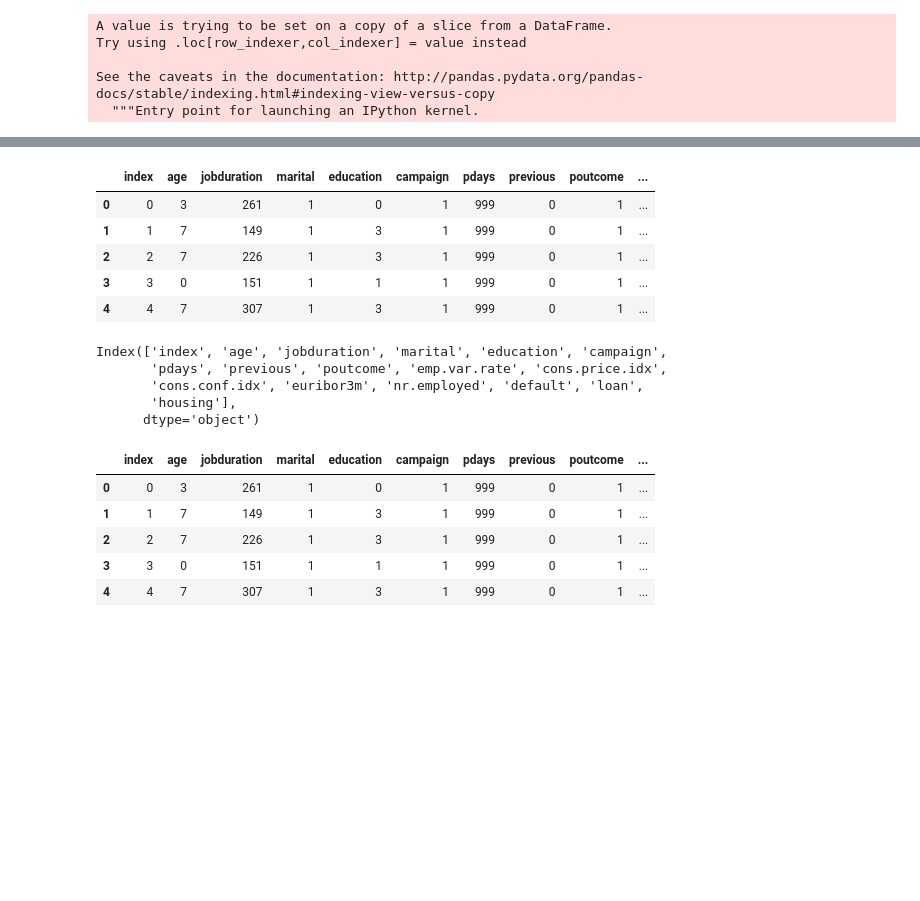
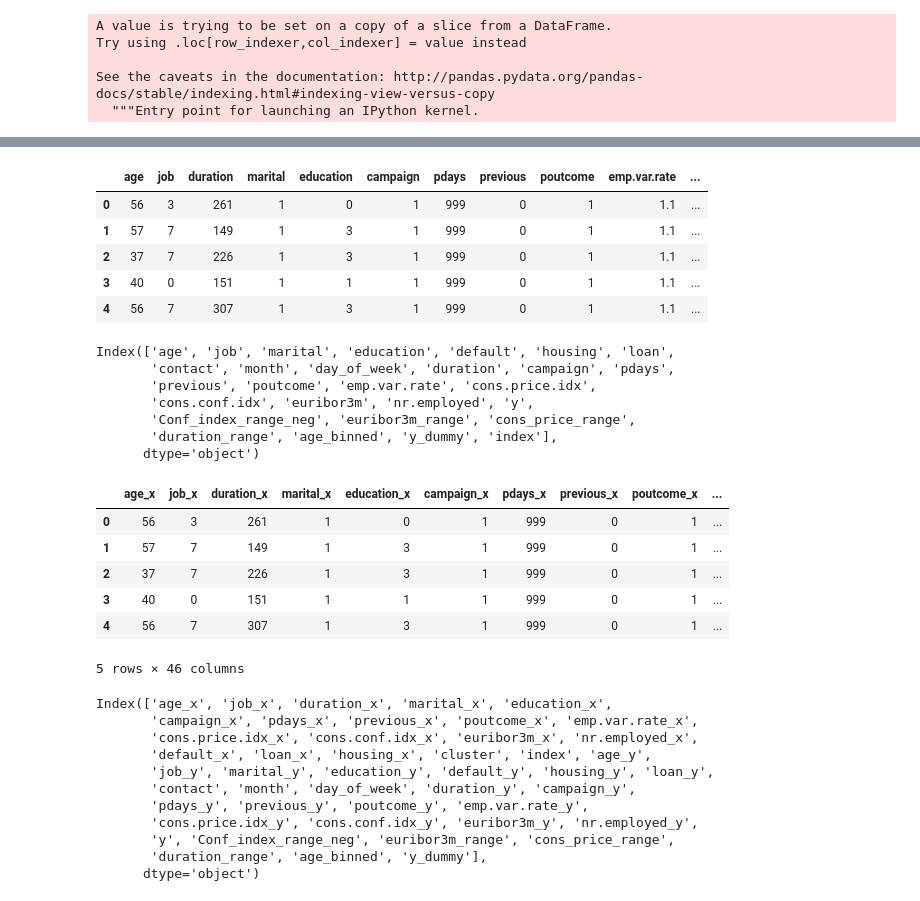
Before and after one commit to dipanjan123/Capstone_project2, a Jupyter notebook: Capstone2-ML.ipynb, the cells around one changed output, grey strips where cells are left out. Cells and saved outputs as stored; diff of their text form; code cells hidden in the pictures; blank space fills up the shorter version.

```diff
--- a/Capstone2-ML.ipynb
+++ b/Capstone2-ML.ipynb
@@ -635,3 +664,7 @@ dtype: int64
 # %%
 # best k = 4
 cluster_pred1 = KMeans(n_clusters=4, random_state=1).fit_predict(x_cols)
+# %%
+kmeans_model = KMeans(n_clusters=4, random_state=1)
+data['cluster'] = kmeans_model.fit_predict(x_cols)
+data.head()
@@ -757,3 +877,6 @@ Try using .loc[row_indexer,col_indexer] = value instead
 
 See the caveats in the documentation: http://pandas.pydata.org/pandas-docs/stable/indexing.html#indexing-view-versus-copy
   """Entry point for launching an IPython kernel.
+# %%
+df_addi_full['index'] = range(0, len(df_addi_full.index))
+df_addi_full.head()
@@ -760,26 +891,40 @@ See the caveats in the documentation: http://pandas.pydata.org/pandas-docs/stabl
 # %%
 data.head()
-data.columns
 # %% [output]
-|  | index | age | jobduration | marital | education | campaign | pdays | previous | poutcome | ... |
-| 0 | 0 | 3 | 261 | 1 | 0 | 1 | 999 | 0 | 1 | ... |
-| 1 | 1 | 7 | 149 | 1 | 3 | 1 | 999 | 0 | 1 | ... |
-| 2 | 2 | 7 | 226 | 1 | 3 | 1 | 999 | 0 | 1 | ... |
-| 3 | 3 | 0 | 151 | 1 | 1 | 1 | 999 | 0 | 1 | ... |
-| 4 | 4 | 7 | 307 | 1 | 3 | 1 | 999 | 0 | 1 | ... |
+|  | age | job | duration | marital | education | campaign | pdays | previous | poutcome | emp.var.rate | ... |
+| 0 | 56 | 3 | 261 | 1 | 0 | 1 | 999 | 0 | 1 | 1.1 | ... |
+| 1 | 57 | 7 | 149 | 1 | 3 | 1 | 999 | 0 | 1 | 1.1 | ... |
+| 2 | 37 | 7 | 226 | 1 | 3 | 1 | 999 | 0 | 1 | 1.1 | ... |
+| 3 | 40 | 0 | 151 | 1 | 1 | 1 | 999 | 0 | 1 | 1.1 | ... |
+| 4 | 56 | 7 | 307 | 1 | 3 | 1 | 999 | 0 | 1 | 1.1 | ... |
-Index(['index', 'age', 'jobduration', 'marital', 'education', 'campaign',
-       'pdays', 'previous', 'poutcome', 'emp.var.rate', 'cons.price.idx',
-       'cons.conf.idx', 'euribor3m', 'nr.employed', 'default', 'loan',
-       'housing'],
+Index(['age', 'job', 'marital', 'education', 'default', 'housing', 'loan',
+       'contact', 'month', 'day_of_week', 'duration', 'campaign', 'pdays',
+       'previous', 'poutcome', 'emp.var.rate', 'cons.price.idx',
+       'cons.conf.idx', 'euribor3m', 'nr.employed', 'y',
+       'Conf_index_range_neg', 'euribor3m_range', 'cons_price_range',
+       'duration_range', 'age_binned', 'y_dummy', 'index'],
       dtype='object')
 # %%
-df_new = pd.merge_ordered(data, df_pca, how='outer',on= 'index')
+df_new = pd.merge_ordered(data, df_addi_full, how='inner',on= 'index')
 df_new.head()
+df_new.columns
 # %% [output]
-|  | index | age | jobduration | marital | education | campaign | pdays | previous | poutcome | ... |
-| 0 | 0 | 3 | 261 | 1 | 0 | 1 | 999 | 0 | 1 | ... |
-| 1 | 1 | 7 | 149 | 1 | 3 | 1 | 999 | 0 | 1 | ... |
-| 2 | 2 | 7 | 226 | 1 | 3 | 1 | 999 | 0 | 1 | ... |
-| 3 | 3 | 0 | 151 | 1 | 1 | 1 | 999 | 0 | 1 | ... |
-| 4 | 4 | 7 | 307 | 1 | 3 | 1 | 999 | 0 | 1 | ... |
+|  | age_x | job_x | duration_x | marital_x | education_x | campaign_x | pdays_x | previous_x | poutcome_x | ... |
+| 0 | 56 | 3 | 261 | 1 | 0 | 1 | 999 | 0 | 1 | ... |
+| 1 | 57 | 7 | 149 | 1 | 3 | 1 | 999 | 0 | 1 | ... |
+| 2 | 37 | 7 | 226 | 1 | 3 | 1 | 999 | 0 | 1 | ... |
+| 3 | 40 | 0 | 151 | 1 | 1 | 1 | 999 | 0 | 1 | ... |
+| 4 | 56 | 7 | 307 | 1 | 3 | 1 | 999 | 0 | 1 | ... |
+5 rows × 46 columns
+Index(['age_x', 'job_x', 'duration_x', 'marital_x', 'education_x',
+       'campaign_x', 'pdays_x', 'previous_x', 'poutcome_x', 'emp.var.rate_x',
+       'cons.price.idx_x', 'cons.conf.idx_x', 'euribor3m_x', 'nr.employed_x',
+       'default_x', 'loan_x', 'housing_x', 'cluster', 'index', 'age_y',
+       'job_y', 'marital_y', 'education_y', 'default_y', 'housing_y', 'loan_y',
+       'contact', 'month', 'day_of_week', 'duration_y', 'campaign_y',
+       'pdays_y', 'previous_y', 'poutcome_y', 'emp.var.rate_y',
+       'cons.price.idx_y', 'cons.conf.idx_y', 'euribor3m_y', 'nr.employed_y',
+       'y', 'Conf_index_range_neg', 'euribor3m_range', 'cons_price_range',
+       'duration_range', 'age_binned', 'y_dummy'],
+      dtype='object')
 # %%
```
Also changed, not shown: parts of 51 cells of this notebook.
